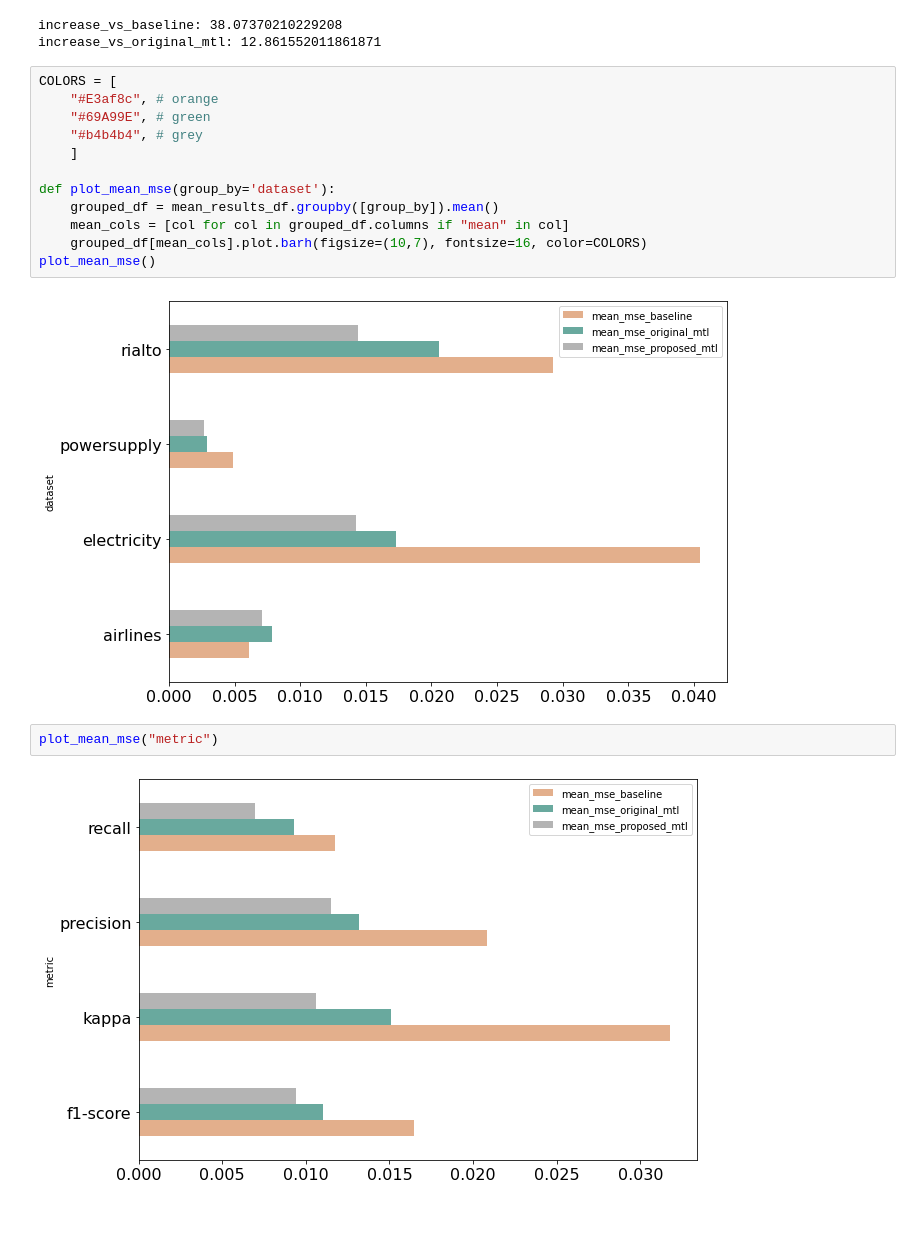
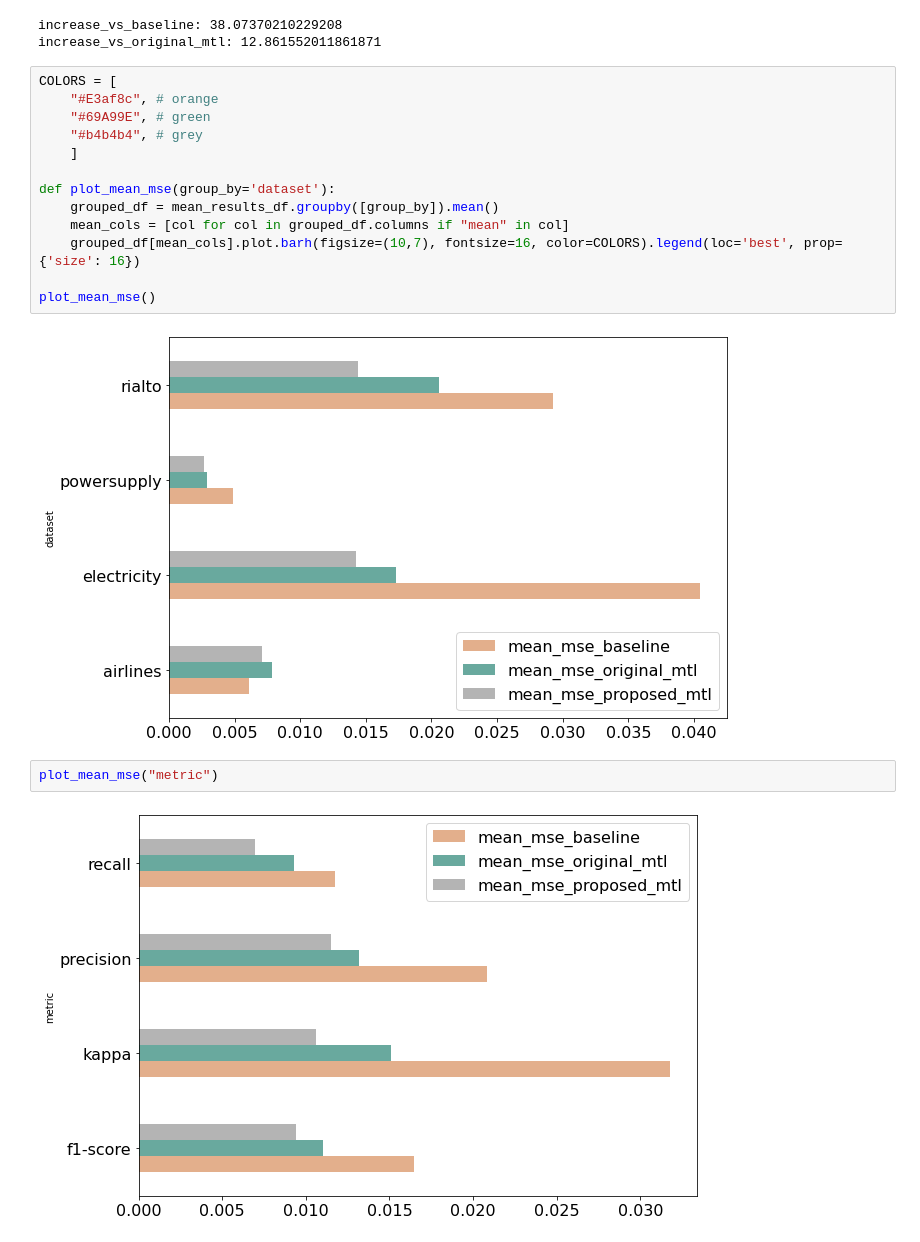
Before and after one commit to feamelo/drift-meta-learning, a Jupyter notebook: src/experiments/results/result_gain.ipynb, the cells around one changed output. Cells and saved outputs as stored; diff of their text form.

```diff
--- a/src/experiments/results/result_gain.ipynb
+++ b/src/experiments/results/result_gain.ipynb
@@ -143,21 +143,22 @@ increase_vs_original_mtl: 12.861552011861871
 # %%
 COLORS = [
     "#E3af8c", # orange
     "#69A99E", # green
     "#b4b4b4", # grey
     ]
 
 def plot_mean_mse(group_by='dataset'):
     grouped_df = mean_results_df.groupby([group_by]).mean()
     mean_cols = [col for col in grouped_df.columns if "mean" in col]
-    grouped_df[mean_cols].plot.barh(figsize=(10,7), fontsize=16, color=COLORS)
+    grouped_df[mean_cols].plot.barh(figsize=(10,7), fontsize=16, color=COLORS).legend(loc='best', prop={'size': 16})
+
 plot_mean_mse()
 # %% [output]
-[figure, old version]
+[figure, new version]
 # %%
 plot_mean_mse("metric")
 # %% [output]
-[figure, old version]
+[figure, new version]
 # %%
 plot_mean_mse("model")
 # %% [output]
```
Also changed, not shown: parts of 1 cell of this notebook, 2 other files.
